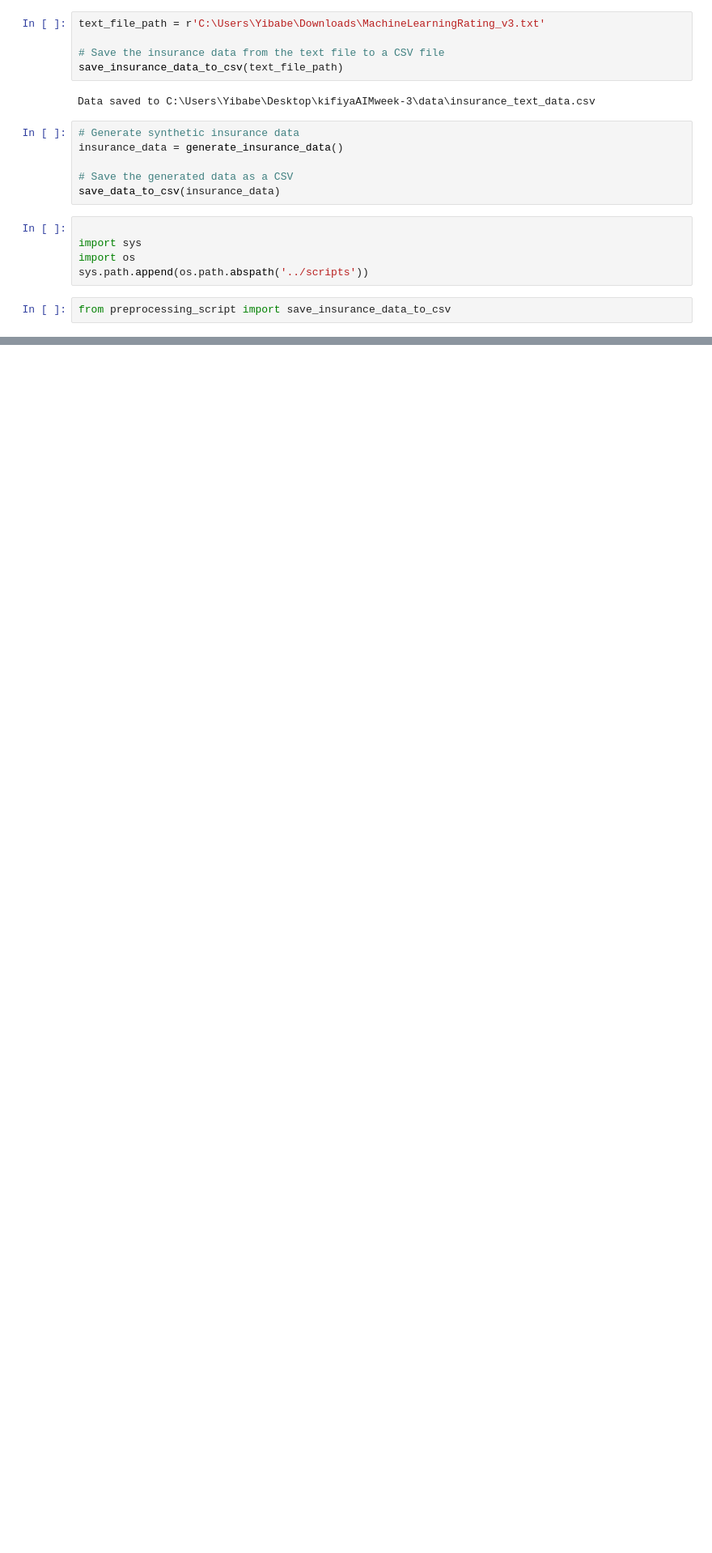
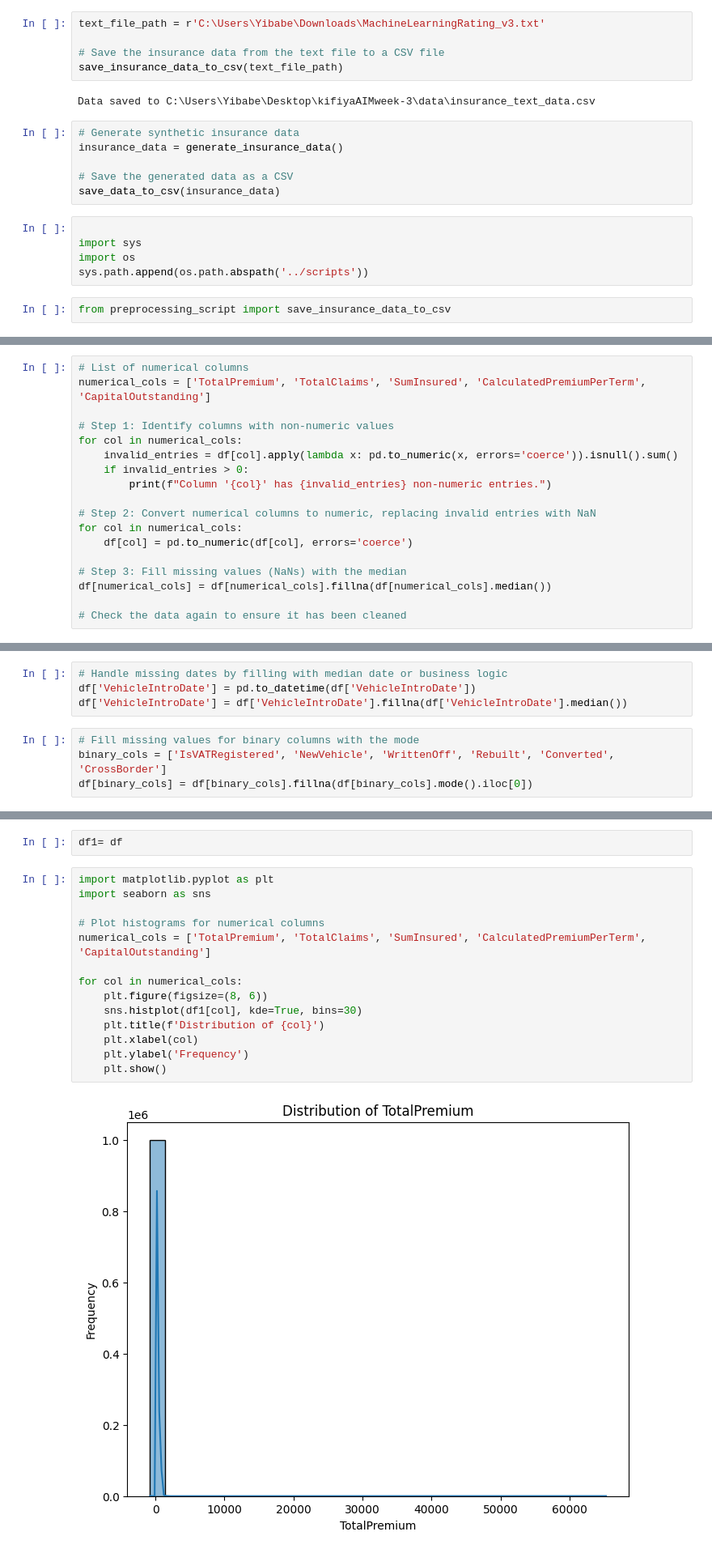
Before and after one commit to Begizew2112/kifiyaAIMweek-3, a Jupyter notebook: notebooks/preprocessing_EDA_analysis.ipynb, the cells around one changed output, grey strips where cells are left out. Shown at 81% size. Cells and saved outputs as stored; diff of their text form; blank space fills up the shorter version.

Commit message:
data cleaning , processing and visualization

```diff
--- a/notebooks/preprocessing_EDA_analysis.ipynb
+++ b/notebooks/preprocessing_EDA_analysis.ipynb
@@ -80,0 +181,18 @@ from preprocessing_script import save_insurance_data_to_csv
+# %%
+# List of numerical columns
+numerical_cols = ['TotalPremium', 'TotalClaims', 'SumInsured', 'CalculatedPremiumPerTerm', 'CapitalOutstanding']
+
+# Step 1: Identify columns with non-numeric values
+for col in numerical_cols:
+    invalid_entries = df[col].apply(lambda x: pd.to_numeric(x, errors='coerce')).isnull().sum()
+    if invalid_entries > 0:
+        print(f"Column '{col}' has {invalid_entries} non-numeric entries.")
+
+# Step 2: Convert numerical columns to numeric, replacing invalid entries with NaN
+for col in numerical_cols:
+    df[col] = pd.to_numeric(df[col], errors='coerce')
+
+# Step 3: Fill missing values (NaNs) with the median
+df[numerical_cols] = df[numerical_cols].fillna(df[numerical_cols].median())
+
+# Check the data again to ensure it has been cleaned
@@ -80,0 +216,8 @@ from preprocessing_script import save_insurance_data_to_csv
+# %%
+# Handle missing dates by filling with median date or business logic
+df['VehicleIntroDate'] = pd.to_datetime(df['VehicleIntroDate'])
+df['VehicleIntroDate'] = df['VehicleIntroDate'].fillna(df['VehicleIntroDate'].median())
+# %%
+# Fill missing values for binary columns with the mode
+binary_cols = ['IsVATRegistered', 'NewVehicle', 'WrittenOff', 'Rebuilt', 'Converted', 'CrossBorder']
+df[binary_cols] = df[binary_cols].fillna(df[binary_cols].mode().iloc[0])
@@ -80,0 +256,18 @@ from preprocessing_script import save_insurance_data_to_csv
+# %%
+df1= df
+# %%
+import matplotlib.pyplot as plt
+import seaborn as sns
+
+# Plot histograms for numerical columns
+numerical_cols = ['TotalPremium', 'TotalClaims', 'SumInsured', 'CalculatedPremiumPerTerm', 'CapitalOutstanding']
+
+for col in numerical_cols:
+    plt.figure(figsize=(8, 6))
+    sns.histplot(df1[col], kde=True, bins=30)
+    plt.title(f'Distribution of {col}')
+    plt.xlabel(col)
+    plt.ylabel('Frequency')
+    plt.show()
+# %% [output]
+[figure, added]
```
Also changed, not shown: parts of 29 cells of this notebook.
